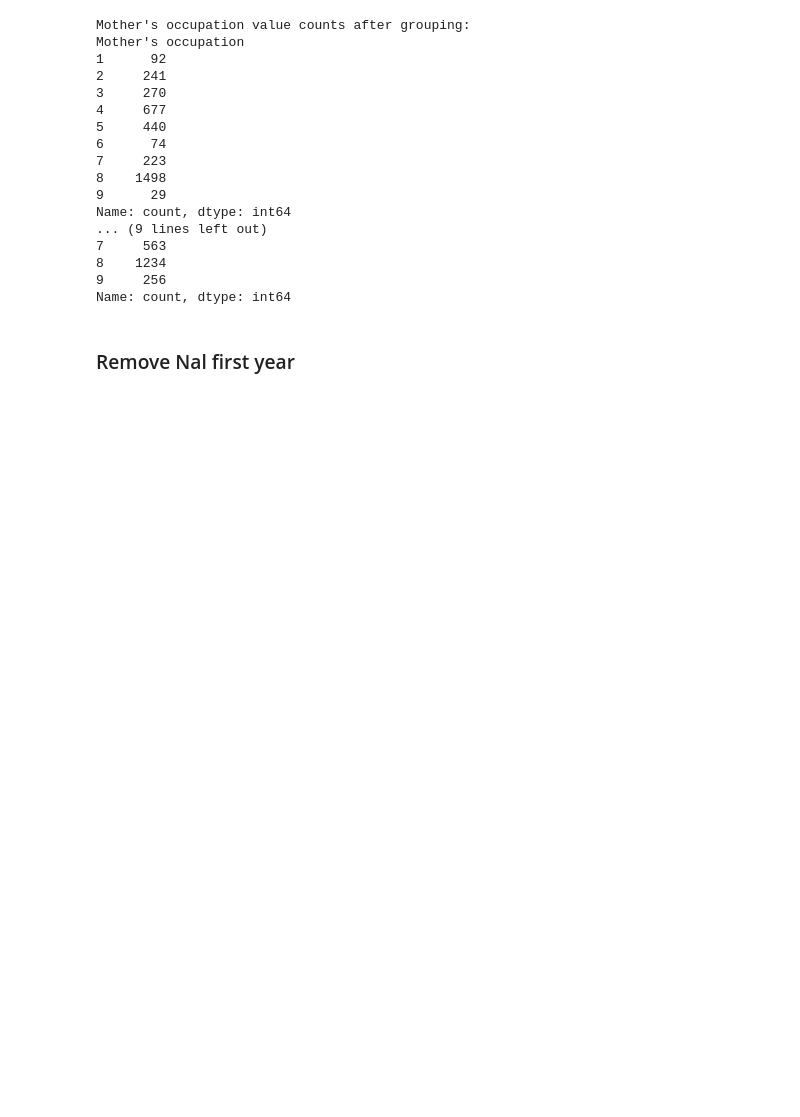
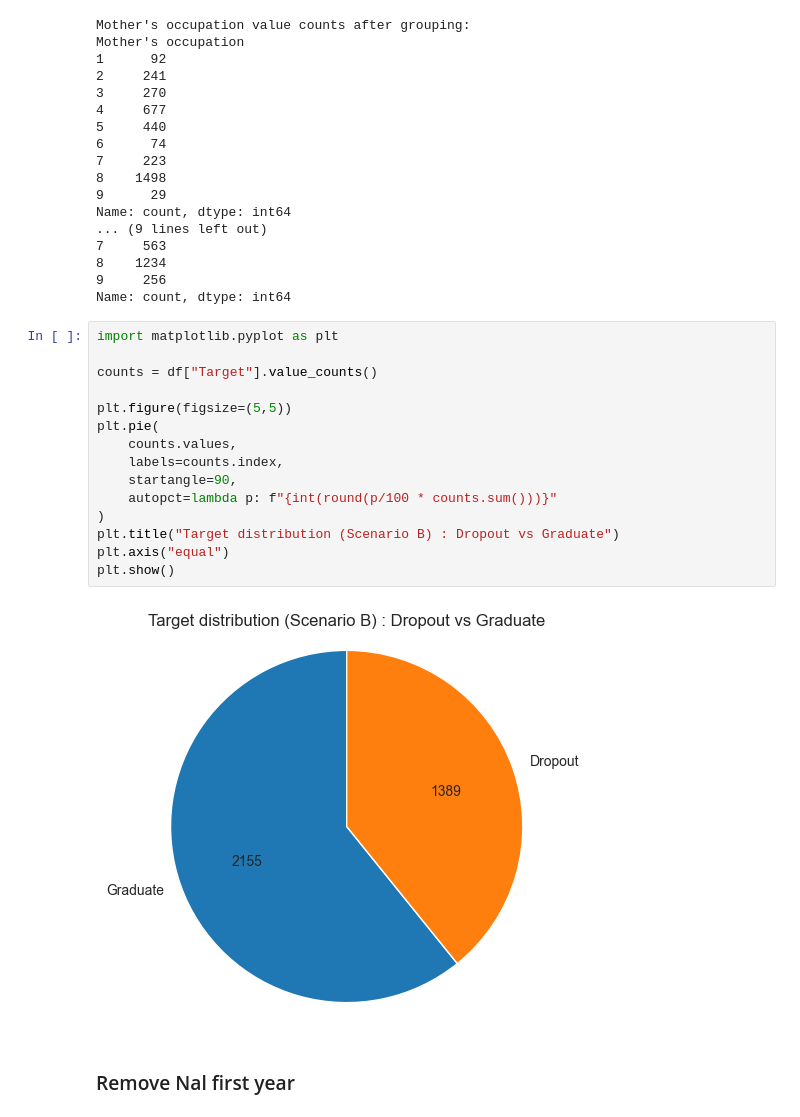
Before and after one commit to tamirlitbak/students_dropout_prediction, a Jupyter notebook: Tamir_Classification_2nd.ipynb, the cells around one changed output. Saved outputs shown, nothing was run; the diff lists cells and outputs as text; blank space fills up the shorter version.

```diff
--- a/Tamir_Classification_2nd.ipynb
+++ b/Tamir_Classification_2nd.ipynb
@@ -162,6 +162,23 @@ Name: count, dtype: int64
 8    1234
 9     256
 Name: count, dtype: int64
+# %%
+import matplotlib.pyplot as plt
+
+counts = df["Target"].value_counts()
+
+plt.figure(figsize=(5,5))
+plt.pie(
+    counts.values,
+    labels=counts.index,
+    startangle=90,
+    autopct=lambda p: f"{int(round(p/100 * counts.sum()))}"
+)
+plt.title("Target distribution (Scenario B) : Dropout vs Graduate")
+plt.axis("equal")
+plt.show()
+# %% [output]
+[figure, added]
 # %% [markdown]
 ### Remove Nal first year
 # %%
```
Also changed, not shown: parts of 5 cells of this notebook, 16 other files.
